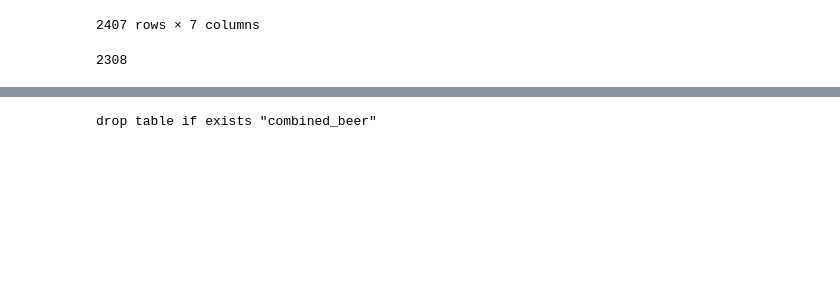
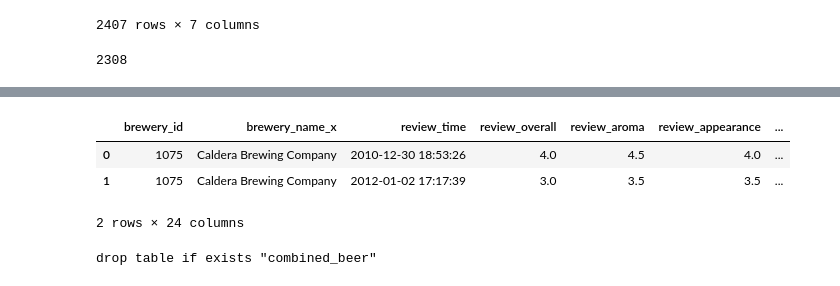
Before and after one commit to rmr1154/ETLProject, a Jupyter notebook: Beer_ETL.ipynb, the cells around one changed output, grey strips where cells are left out. Cells and saved outputs as stored; diff of their text form; code cells hidden in the pictures; blank space fills up the shorter version.

```diff
--- a/Beer_ETL.ipynb
+++ b/Beer_ETL.ipynb
@@ -268,3 +278,12 @@ combined_beer.head()
+# %%
+combined_beer[['address1','city','st','zip']] = combined_beer['address'].str.rsplit(',',n=3,expand=True)
+# %%
+combined_beer.head(2)
+# %% [output]
+|  | brewery_id | brewery_name_x | review_time | review_overall | review_aroma | review_appearance | ... |
+| 0 | 1075 | Caldera Brewing Company | 2010-12-30 18:53:26 | 4.0 | 4.5 | 4.0 | ... |
+| 1 | 1075 | Caldera Brewing Company | 2012-01-02 17:17:39 | 3.0 | 3.5 | 3.5 | ... |
+2 rows × 24 columns
 # %%
 #count of beerid
 #count of beer_style
```
Also changed, not shown: parts of 13 cells of this notebook, 3 other files.
